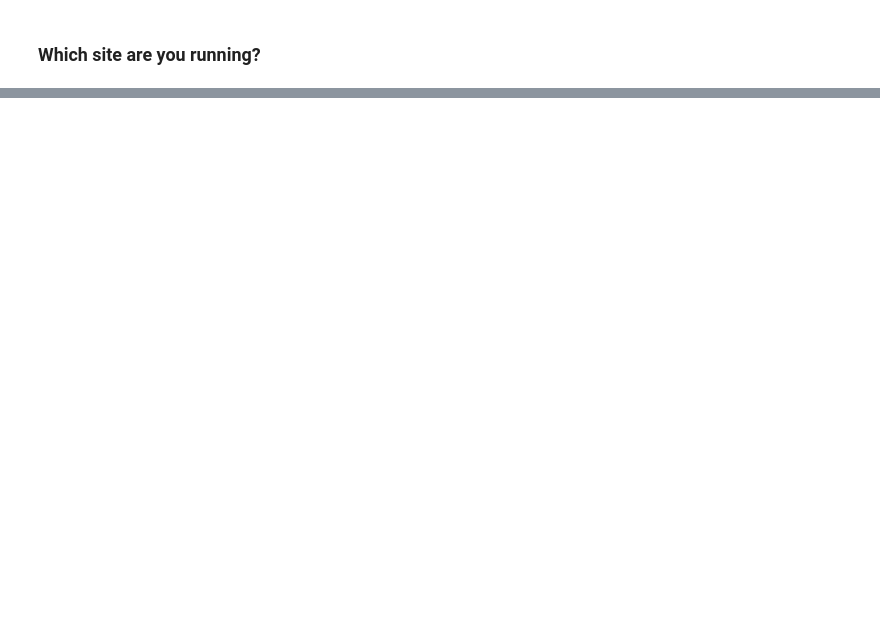
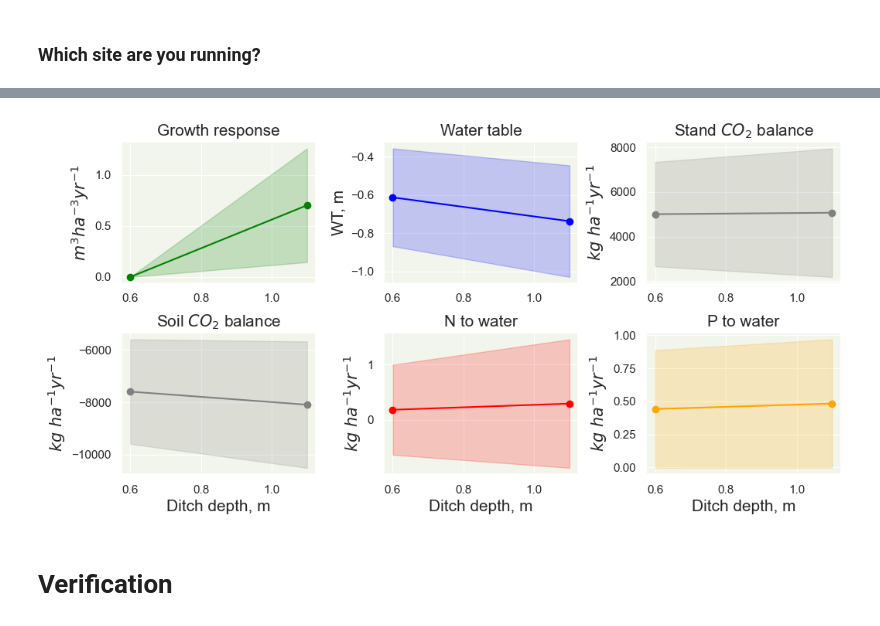
Before and after one commit to alejandrogandara/susi-swe, a Jupyter notebook: swe_susi.ipynb, the cells around one changed output, grey strips where cells are left out. Drawn from its saved outputs; the diff is of its cells as text; code cells hidden in the pictures; blank space fills up the shorter version.

```diff
--- a/swe_susi.ipynb
+++ b/swe_susi.ipynb
@@ -172,0 +303,6 @@ site
+# %%
+susi = Susi()
+
+susi.run_susi(forc, wpara, cpara, org_para, spara, outpara, photopara, start_yr, end_yr, wlocation = 'undefined',
+                                mottifile=mottifile, peat= 'krycklan', photosite='All data',
+                                folderName=folderName,ageSim=ageSim, sarkaSim=sarkaSim, sfc=sfc)
@@ -172,0 +372,14 @@ site
+# %%
+from susi.figures import *
+from netCDF4 import Dataset
+
+#ff = r'susi_2022/outputs/susi.nc'
+ff=outpara['outfolder']+ outpara['netcdf']  # AG added
+#ff=r'outputs/swe_site_05_StraRed_susi.nc'
+scen = 0
+
+hydrology(ff, scen)
+stand(ff, scen)
+mass(ff, scen)
+carbon(ff, scen)
+compare_1(ff, [0,1])
@@ -172,0 +393,5 @@ site
+# %%
+import dataframe_image
+compare_scens(ff)
+# %% [output]
+[figure, added]
@@ -172,0 +405,2 @@ site
+# %% [markdown]
+# Verification
```
Also changed, not shown: parts of 42 cells of this notebook, 3 other files.
